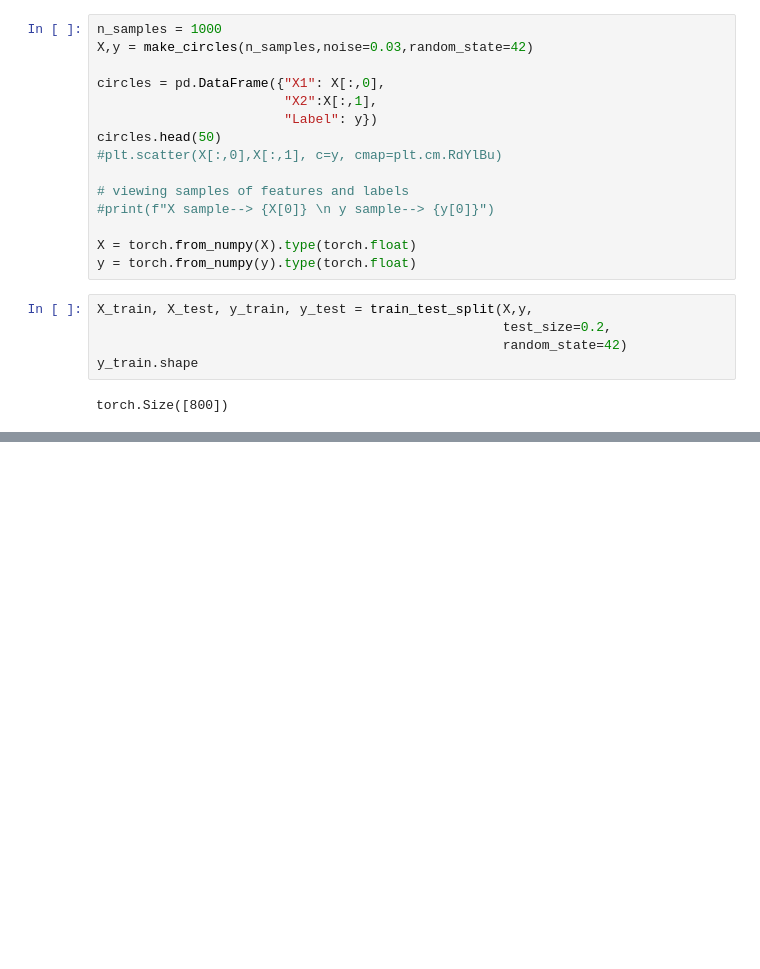
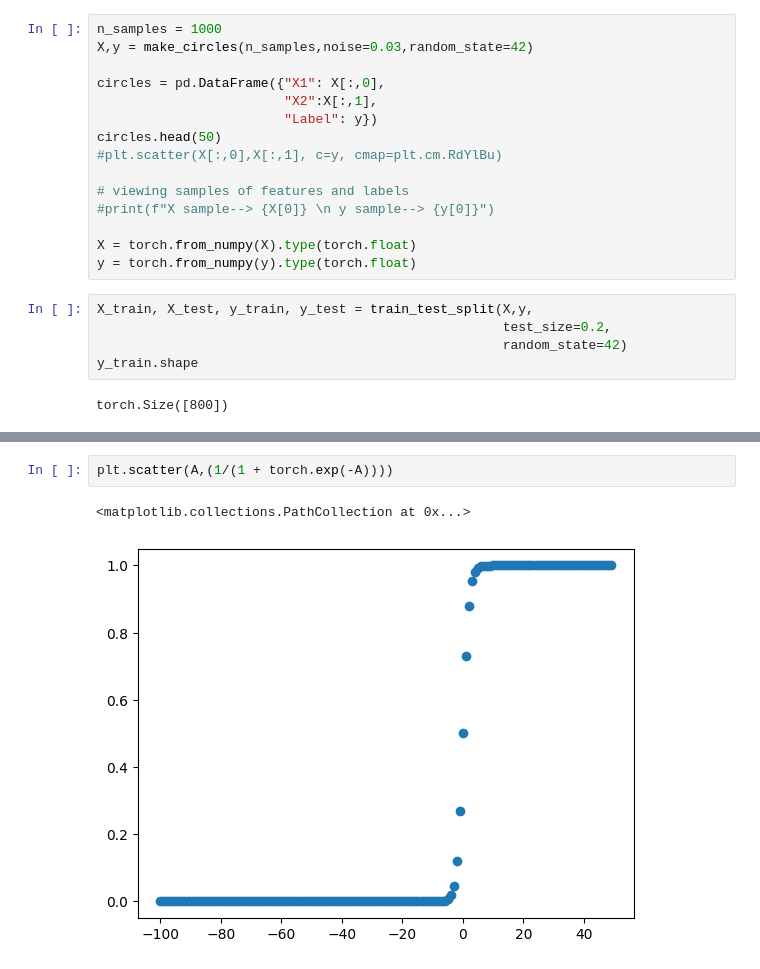
Before and after one commit to A-Rahiym/deep-learning, a Jupyter notebook: circle classifier.ipynb, the cells around one changed output, grey strips where cells are left out. Cells and saved outputs as stored; diff of their text form; blank space fills up the shorter version.

```diff
--- a/circle classifier.ipynb
+++ b/circle classifier.ipynb
@@ -85,0 +182,5 @@ tensor([[-0.4235],
+# %%
+plt.scatter(A,(1/(1 + torch.exp(-A))))
+# %% [output]
+<matplotlib.collections.PathCollection at 0x...>
+[figure, added]
```
Also changed, not shown: parts of 18 cells of this notebook, 7 other files.
